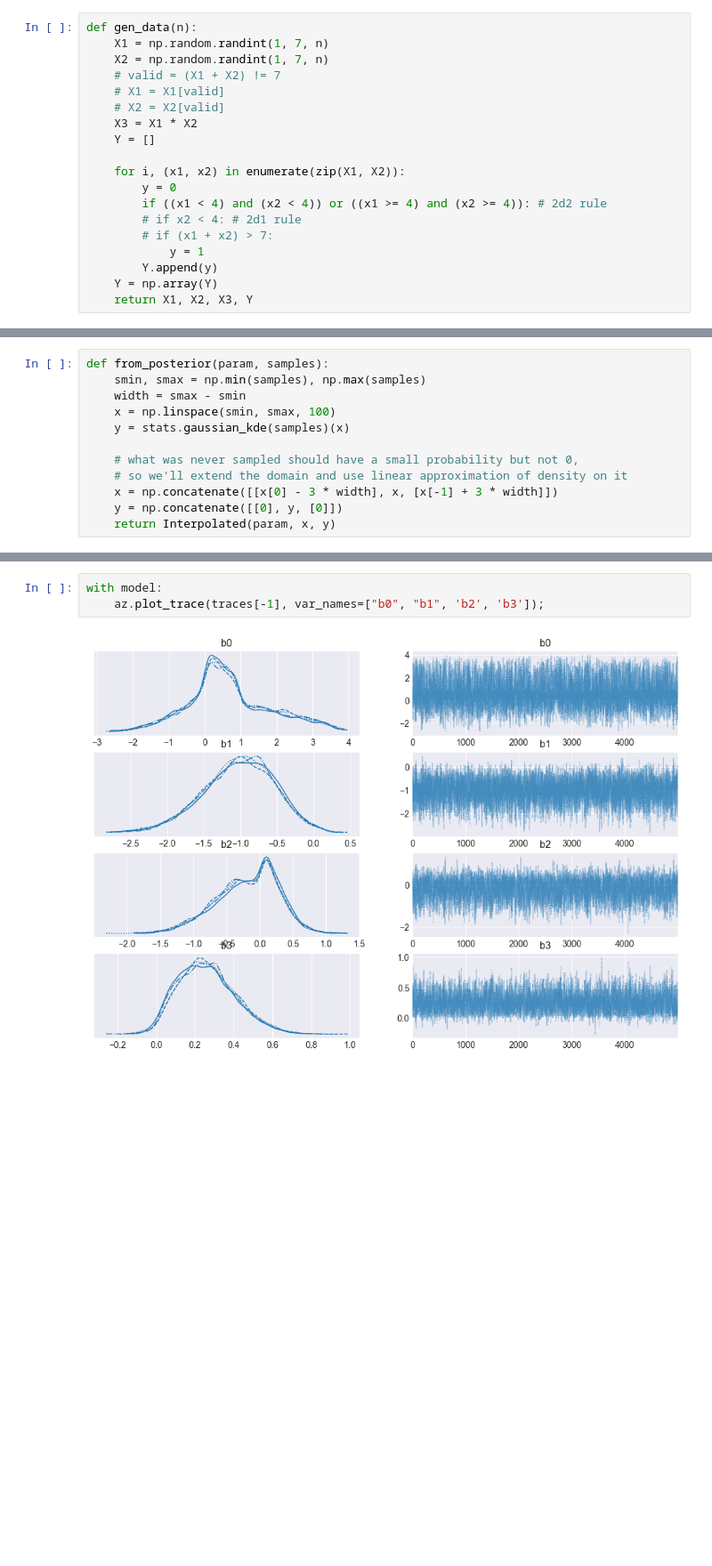
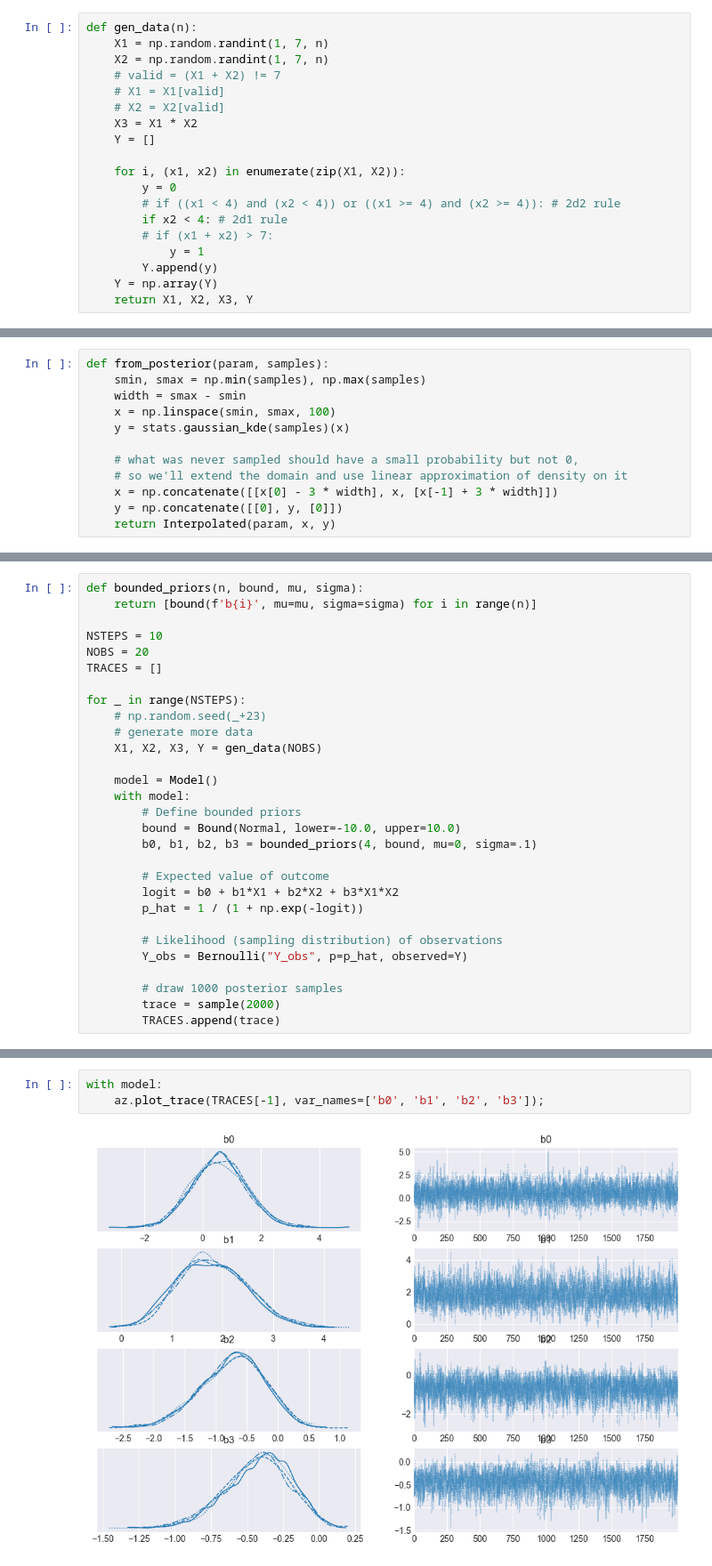
Before and after one commit to alex-ten/fep_model, a Jupyter notebook: logistic_regression_updates.ipynb, the cells around one changed output, grey strips where cells are left out. Shown at 89% size. Drawn from its saved outputs; the diff is of its cells as text; blank space fills up the shorter version.

Commit message:
Add rational rules code

```diff
--- a/logistic_regression_updates.ipynb
+++ b/logistic_regression_updates.ipynb
@@ -29,8 +29,8 @@ def gen_data(n):
 
     for i, (x1, x2) in enumerate(zip(X1, X2)):
         y = 0
-        if ((x1 < 4) and (x2 < 4)) or ((x1 >= 4) and (x2 >= 4)): # 2d2 rule
-        # if x2 < 4: # 2d1 rule
+        # if ((x1 < 4) and (x2 < 4)) or ((x1 >= 4) and (x2 >= 4)): # 2d2 rule
+        if x2 < 4: # 2d1 rule
         # if (x1 + x2) > 7:
             y = 1
         Y.append(y)
@@ -141,0 +51,29 @@ The number of effective samples is smaller than 25% for some parameters.
+# %%
+def bounded_priors(n, bound, mu, sigma):
+    return [bound(f'b{i}', mu=mu, sigma=sigma) for i in range(n)]
+
+NSTEPS = 10
+NOBS = 20
+TRACES = []
+
+for _ in range(NSTEPS):
+    # np.random.seed(_+23)
+    # generate more data
+    X1, X2, X3, Y = gen_data(NOBS)
+
+    model = Model()
+    with model:
+        # Define bounded priors
+        bound = Bound(Normal, lower=-10.0, upper=10.0)
+        b0, b1, b2, b3 = bounded_priors(4, bound, mu=0, sigma=.1)
+
+        # Expected value of outcome
+        logit = b0 + b1*X1 + b2*X2 + b3*X1*X2
+        p_hat = 1 / (1 + np.exp(-logit))
+
+        # Likelihood (sampling distribution) of observations
+        Y_obs = Bernoulli("Y_obs", p=p_hat, observed=Y)
+
+        # draw 1000 posterior samples
+        trace = sample(2000)
+        TRACES.append(trace)
@@ -164,5 +140,5 @@ Posterior distributions after 2 iterations.
 # %%
 with model:
-    az.plot_trace(traces[-1], var_names=["b0", "b1", 'b2', 'b3']);
+    az.plot_trace(TRACES[-1], var_names=['b0', 'b1', 'b2', 'b3']);
 # %% [output]
-[figure, old version]
+[figure, new version]
```
Also changed, not shown: parts of 5 cells of this notebook, 4 other files.
